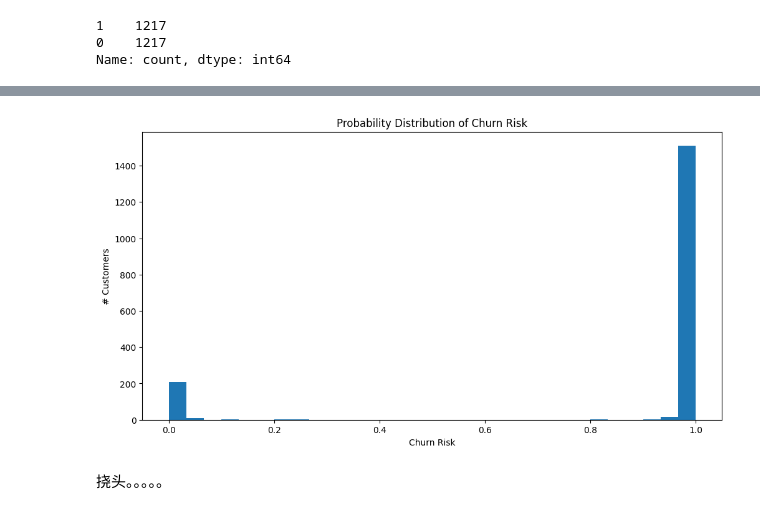
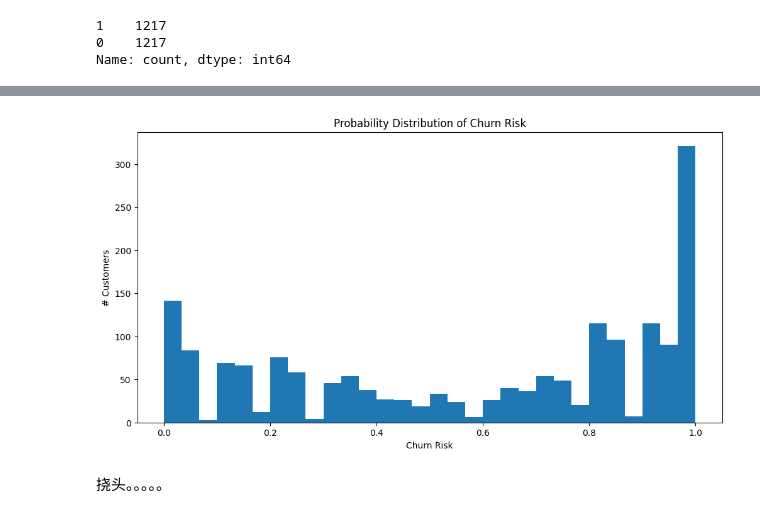
Before and after one commit to HanL1223/JR_Recommender, a Jupyter notebook: projects/cafe-analytics/Codes/CA-42.ipynb, the cells around one changed output, grey strips where cells are left out. Drawn from its saved outputs; the diff is of its cells as text; code cells hidden in the pictures.

Commit message:
changed the error for customer churn prediction using rfm, and tried to do with time series with now

```diff
--- a/projects/cafe-analytics/Codes/CA-42.ipynb
+++ b/projects/cafe-analytics/Codes/CA-42.ipynb
@@ -76,7 +76,7 @@ customer_df['order_interval_period'] = customer_df['order_interval_period'].dt.d
 # %%
 # merge RFM value into the table
 
-customer_df = pd.merge(customer_df, rfm_df[['customer_id', 'Recency', 'Frequency', 'Monetary']], on='customer_id', how='inner')
+customer_df = pd.merge(customer_df, rfm_df[['customer_id', 'Frequency', 'Monetary']], on='customer_id', how='inner')
 # %%
 customer_df.info()
 # %% [output]
@@ -101,7 +100,7 @@ memory usage: 97.8 KB
 observation_period_end = customer_df['last_order_dates'].max()
 
 # Calculate the observation period start date as 30 days before the end date
-observation_period_start = observation_period_end - pd.DateOffset(days=30)
+observation_period_start = observation_period_end - pd.DateOffset(days=365)
 
 # Determine churn based on whether the last order date is before the observation period
 customer_df['churn'] = (customer_df['last_order_dates'] < observation_period_start).astype(int)
@@ -120,7 +119,7 @@ from sklearn.preprocessing import StandardScaler
 scaler = StandardScaler()
 
 # Fit and Transform The Data
-customer_df[['Recency', 'Frequency', 'Monetary']] = scaler.fit_transform(customer_df[['Recency', 'Frequency', 'Monetary']])
+customer_df[[ 'Frequency', 'Monetary']] = scaler.fit_transform(customer_df[[ 'Frequency', 'Monetary']])
 # %% [markdown]
 ### Model
 # %%
@@ -144,5 +142,5 @@ memory usage: 111.5 KB
 # %%
-X = customer_df[['order_interval_period', 'Recency', 'Frequency', 'Monetary']]
+X = customer_df[['order_interval_period', 'Frequency', 'Monetary']]
 y = customer_df[['churn']].values.reshape(-1)
 # %%
 from sklearn.model_selection import train_test_split
@@ -219,17 +206,17 @@ weighted avg       1.00      1.00      1.00       351
 # %%
 current_rfm = customer_df.copy().set_index('customer_id')
 current_rfm.drop(columns=['churn', 'first_order_dates', 'last_order_dates'], inplace=True)
-probs = rf_over.predict_proba(current_rfm)[:, 1]
+probs = rf.predict_proba(current_rfm)[:, 1]
 
 plt.figure(figsize=(12, 6))
 # matplotlib histogram
 plt.hist(probs, bins = int(180/6))
 
 plt.title('Probability Distribution of Churn Risk')
 plt.xlabel('Churn Risk')
 plt.ylabel('# Customers')
 plt.show()
 # %% [output]
-[figure, old version]
+[figure, new version]
 # %% [markdown]
 挠头。。。。。
```
Also changed, not shown: parts of 9 cells of this notebook, 1 other file.
